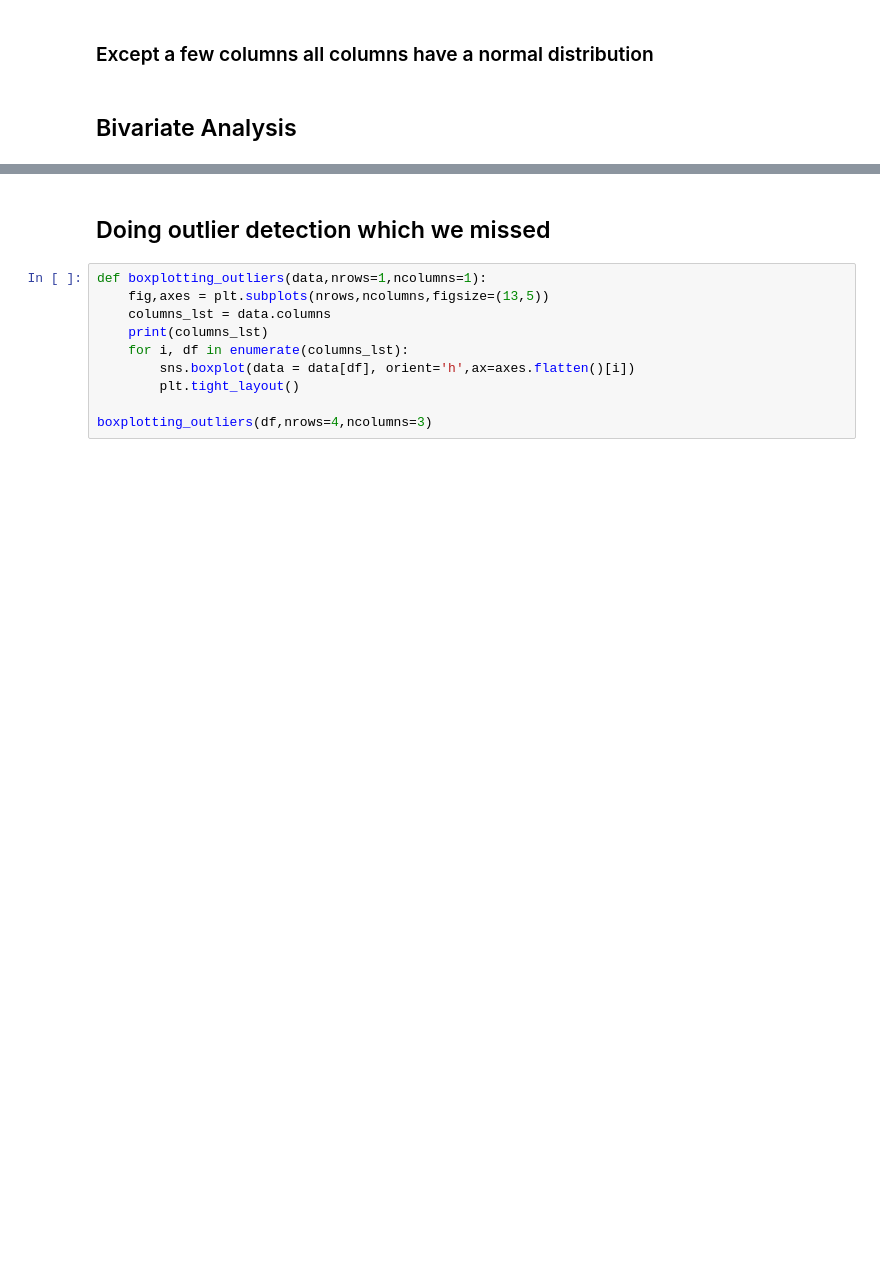
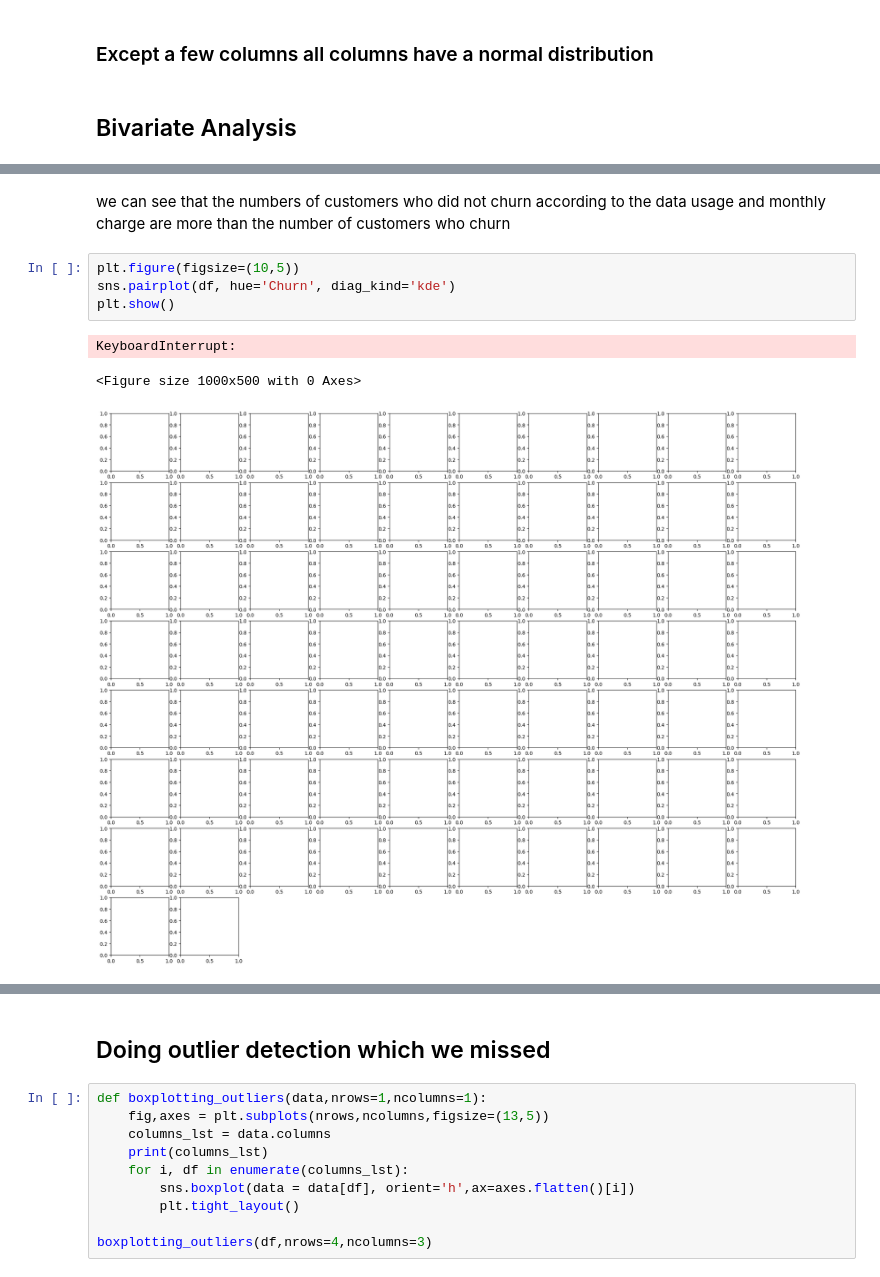
Before and after one commit to Rishabhknp666/Data-Science-projects, a Jupyter notebook: Churn modelling.ipynb, the cells around one changed output, grey strips where cells are left out. Saved outputs shown, nothing was run; the diff lists cells and outputs as text; blank space fills up the shorter version.

```diff
--- a/Churn modelling.ipynb
+++ b/Churn modelling.ipynb
@@ -257,0 +293,10 @@ plt.show()
+# %% [markdown]
+we can see that the numbers of customers who did not churn according to the data usage and monthly charge are more than the number of customers who churn
+# %%
+plt.figure(figsize=(10,5))
+sns.pairplot(df, hue='Churn', diag_kind='kde')
+plt.show()
+# %% [output]
+KeyboardInterrupt:
+<Figure size 1000x500 with 0 Axes>
+[figure, added]
```
Also changed, not shown: parts of 53 cells of this notebook.
